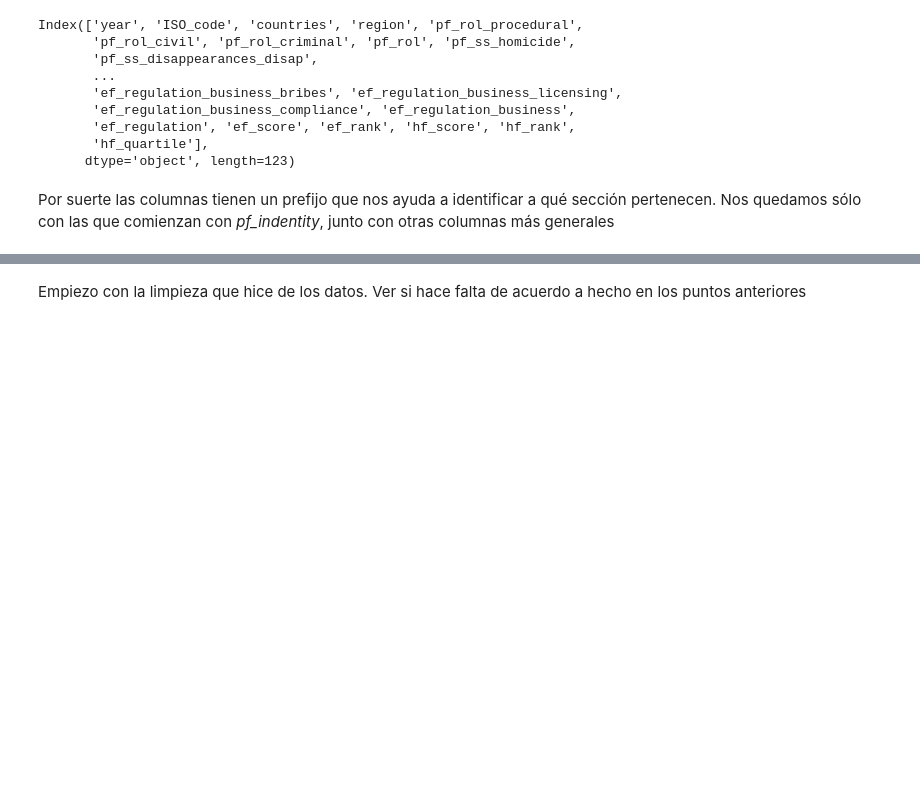
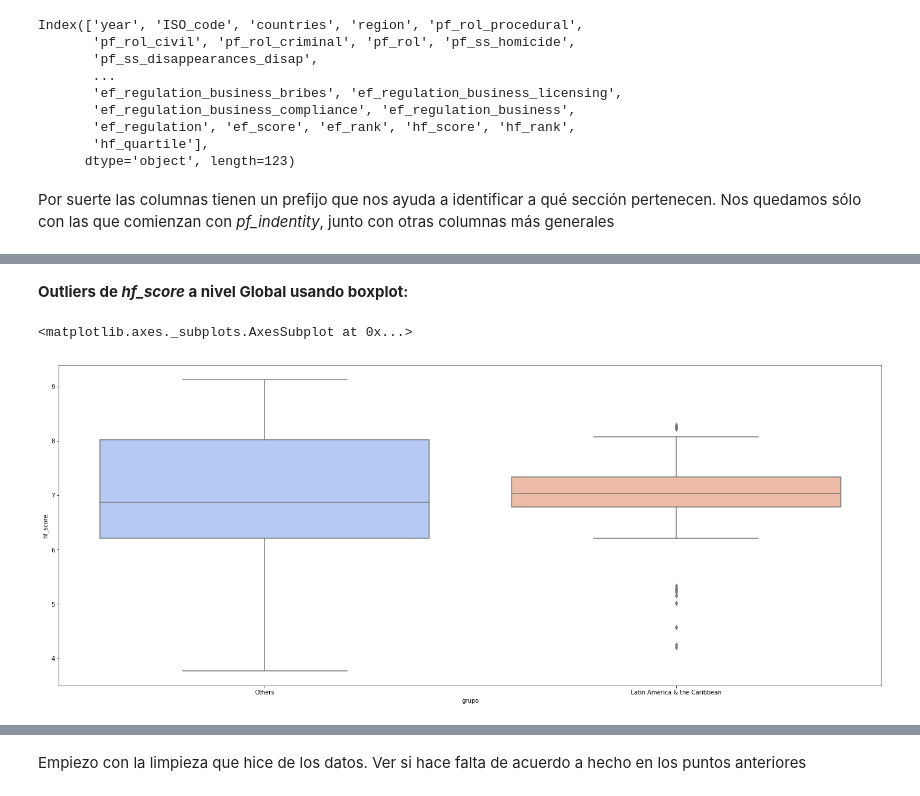
Before and after one commit to fpaludi/DiploDatos, a Jupyter notebook: AnalisisyVisualizacion/practico1-franco_item4.ipynb, the cells around one changed output, grey strips where cells are left out. Cells and saved outputs as stored; diff of their text form; code cells hidden in the pictures; blank space fills up the shorter version.

```diff
--- a/AnalisisyVisualizacion/practico1-franco_item4.ipynb
+++ b/AnalisisyVisualizacion/practico1-franco_item4.ipynb
@@ -133,0 +341,9 @@ Como pf_indentity contribuye al cálculo de hf_score y ef_score, esperamos halla
+# %% [markdown]
+**Outliers de *hf_score* a nivel Global usando boxplot:**
+# %%
+## Box plot para hf_score
+plt.figure(figsize=(25,10))
+sns.boxplot(x="grupo", y="hf_score", data=w_dataset_cleaned, palette="coolwarm")
+# %% [output]
+<matplotlib.axes._subplots.AxesSubplot at 0x...>
+[figure, added]
```
Also changed, not shown: parts of 106 cells of this notebook.
